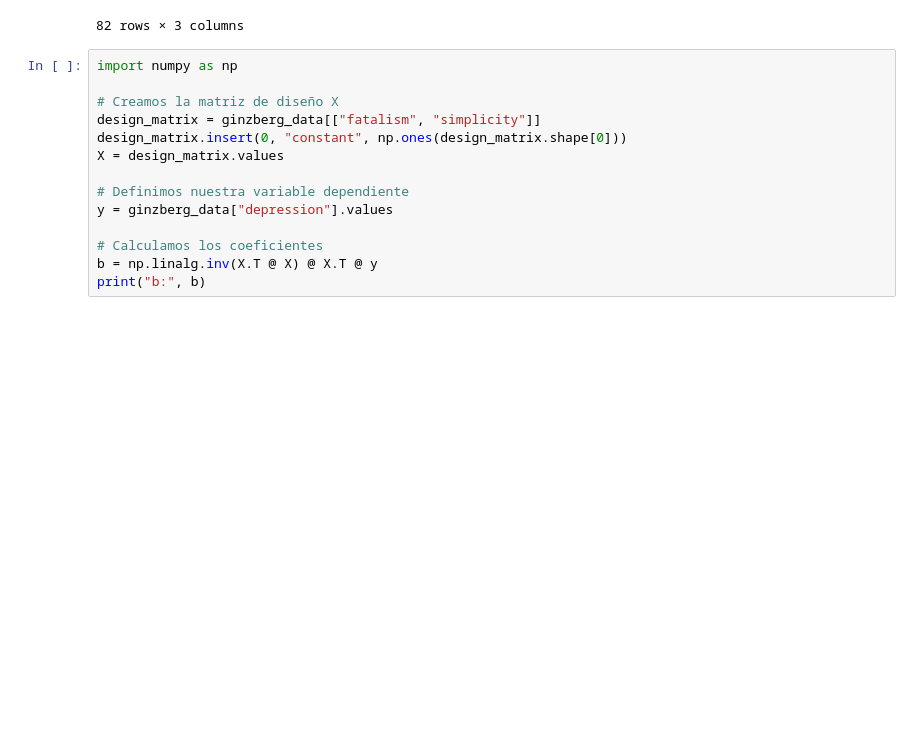
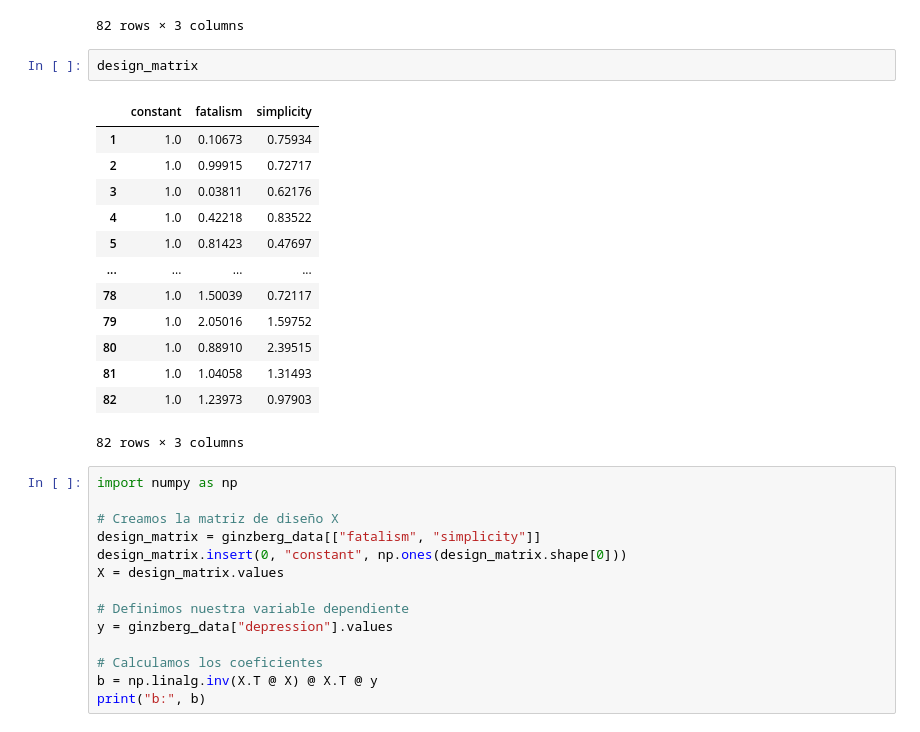
Before and after one commit to renatoparedes/EstadisticaYPsicologiaMatematica, a Jupyter notebook: Regresiones/RegresionMultiple.ipynb, the cells around one changed output. Saved outputs shown, nothing was run; the diff lists cells and outputs as text; blank space fills up the shorter version.

```diff
--- a/Regresiones/RegresionMultiple.ipynb
+++ b/Regresiones/RegresionMultiple.ipynb
@@ -193,6 +193,22 @@ ginzberg_data
 | 81 | 1.31493 | 1.04058 | 1.37153 |
 | 82 | 0.97903 | 1.23973 | 1.65687 |
 82 rows × 3 columns
+# %%
+design_matrix
+# %% [output]
+|  | constant | fatalism | simplicity |
+| 1 | 1.0 | 0.10673 | 0.75934 |
+| 2 | 1.0 | 0.99915 | 0.72717 |
+| 3 | 1.0 | 0.03811 | 0.62176 |
+| 4 | 1.0 | 0.42218 | 0.83522 |
+| 5 | 1.0 | 0.81423 | 0.47697 |
+| ... | ... | ... | ... |
+| 78 | 1.0 | 1.50039 | 0.72117 |
+| 79 | 1.0 | 2.05016 | 1.59752 |
+| 80 | 1.0 | 0.88910 | 2.39515 |
+| 81 | 1.0 | 1.04058 | 1.31493 |
+| 82 | 1.0 | 1.23973 | 0.97903 |
+82 rows × 3 columns
 # %%
 import numpy as np
 
```
Also changed, not shown: parts of 2 cells of this notebook, 48 other files.
